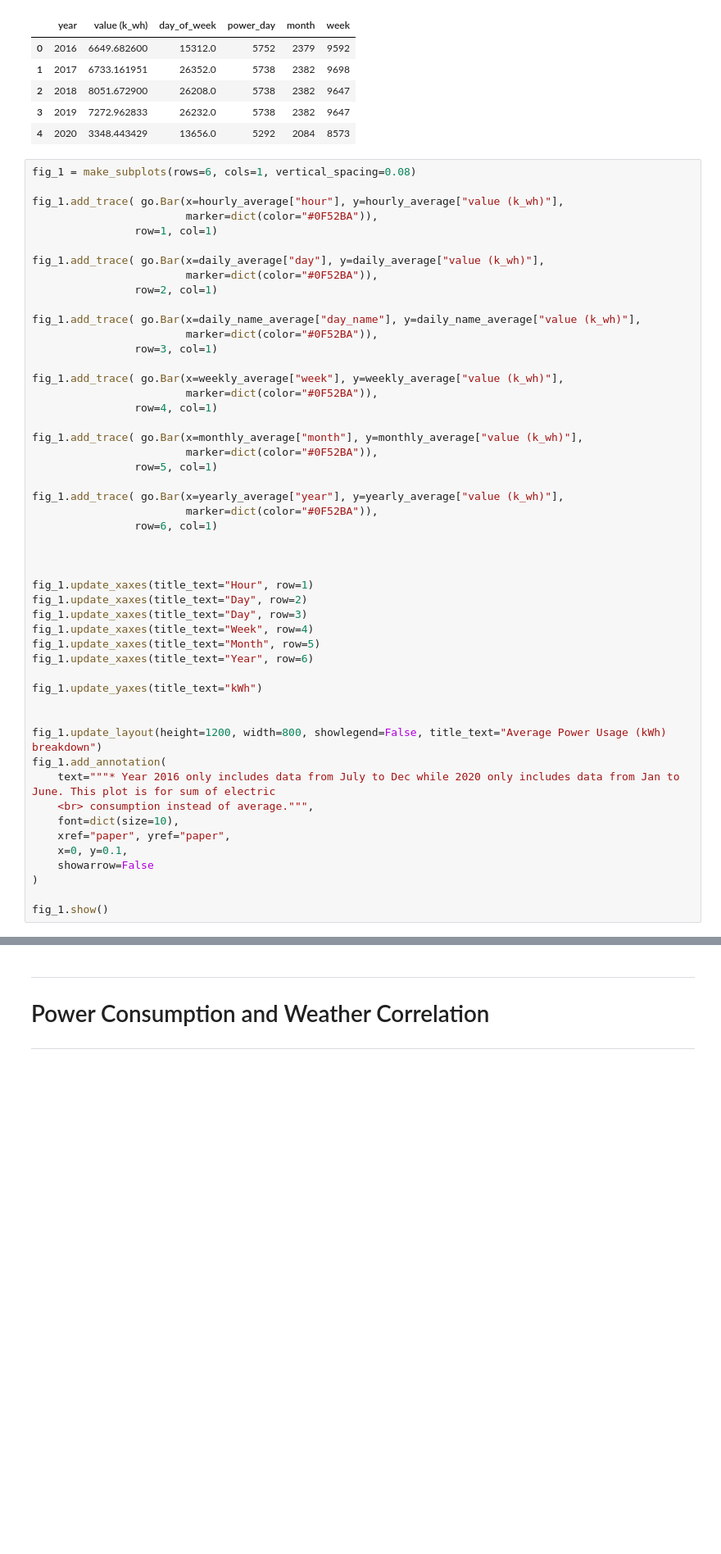
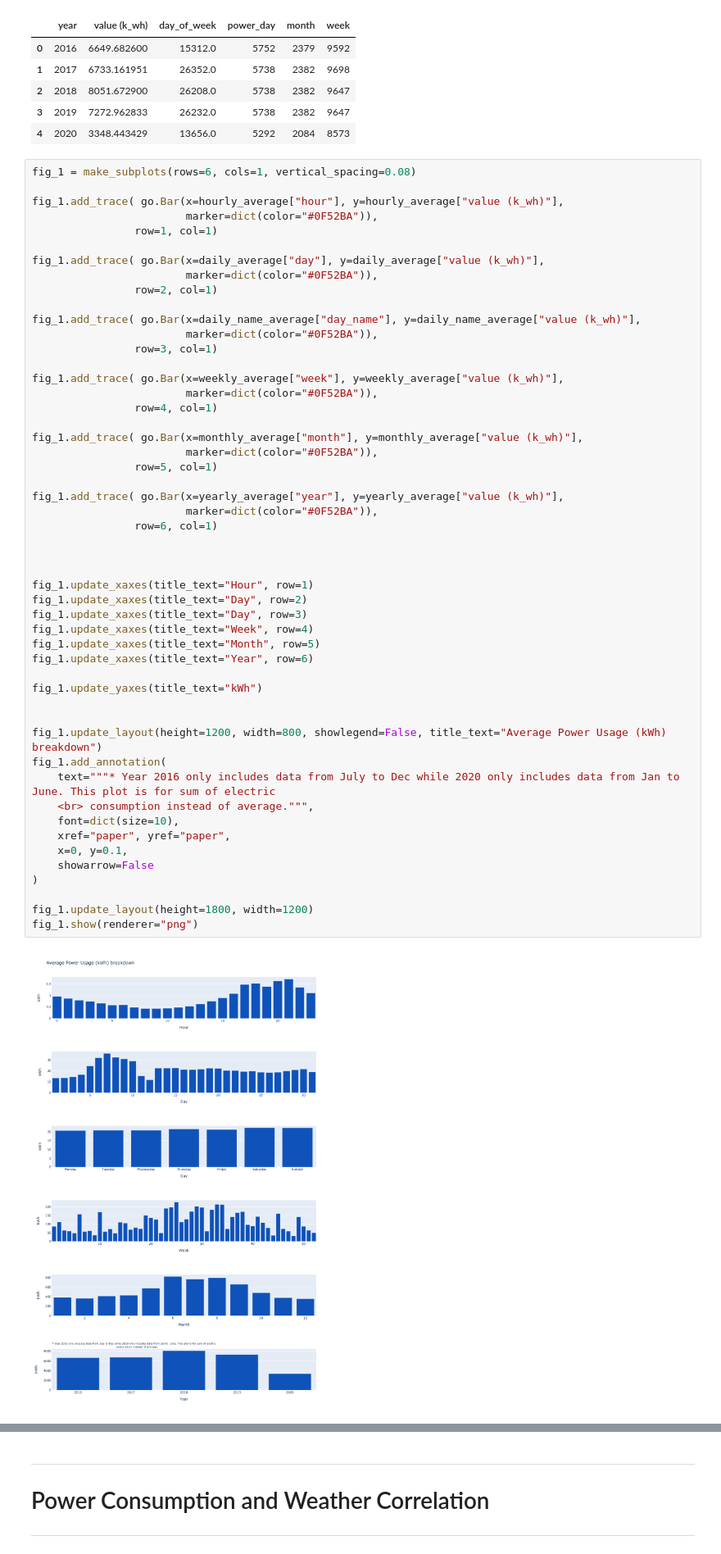
Before and after one commit to jazz-2021/project, a Jupyter notebook: time_series/residential_power/residential_power.ipynb, the cells around one changed output, grey strips where cells are left out. Shown at 82% size. Cells and saved outputs as stored; diff of their text form; blank space fills up the shorter version.

```diff
--- a/time_series/residential_power/residential_power.ipynb
+++ b/time_series/residential_power/residential_power.ipynb
@@ -277,34 +279,37 @@ fig_1.add_trace( go.Bar(x=weekly_average["week"], y=weekly_average["value (k_wh)
 fig_1.add_trace( go.Bar(x=monthly_average["month"], y=monthly_average["value (k_wh)"],
                         marker=dict(color="#0F52BA")),
                 row=5, col=1)
 
 fig_1.add_trace( go.Bar(x=yearly_average["year"], y=yearly_average["value (k_wh)"],
                         marker=dict(color="#0F52BA")),
                 row=6, col=1)
 
 
 
 fig_1.update_xaxes(title_text="Hour", row=1)
 fig_1.update_xaxes(title_text="Day", row=2)
 fig_1.update_xaxes(title_text="Day", row=3)
 fig_1.update_xaxes(title_text="Week", row=4)
 fig_1.update_xaxes(title_text="Month", row=5)
 fig_1.update_xaxes(title_text="Year", row=6)
 
 fig_1.update_yaxes(title_text="kWh")
 
 
 fig_1.update_layout(height=1200, width=800, showlegend=False, title_text="Average Power Usage (kWh) breakdown")
 fig_1.add_annotation(
     text="""* Year 2016 only includes data from July to Dec while 2020 only includes data from Jan to  June. This plot is for sum of electric
     <br> consumption instead of average.""",
     font=dict(size=10),
     xref="paper", yref="paper",
     x=0, y=0.1,
     showarrow=False
 )
 
-fig_1.show()
+fig_1.update_layout(height=1800, width=1200)
+fig_1.show(renderer="png")
+# %% [output]
+[figure, added]
 # %% [markdown]
 At hourly level, the average power consumption is the highest in the evening between 5 pm to 11 pm. This might be cause by people are back in their home after and they have their daily activities such as cooking, watching tv, and doing laundry. The power consumption starts to go down from 10 pm onwards presumably because people are starting to go to bed.
 
```
Also changed, not shown: parts of 7 cells of this notebook.
